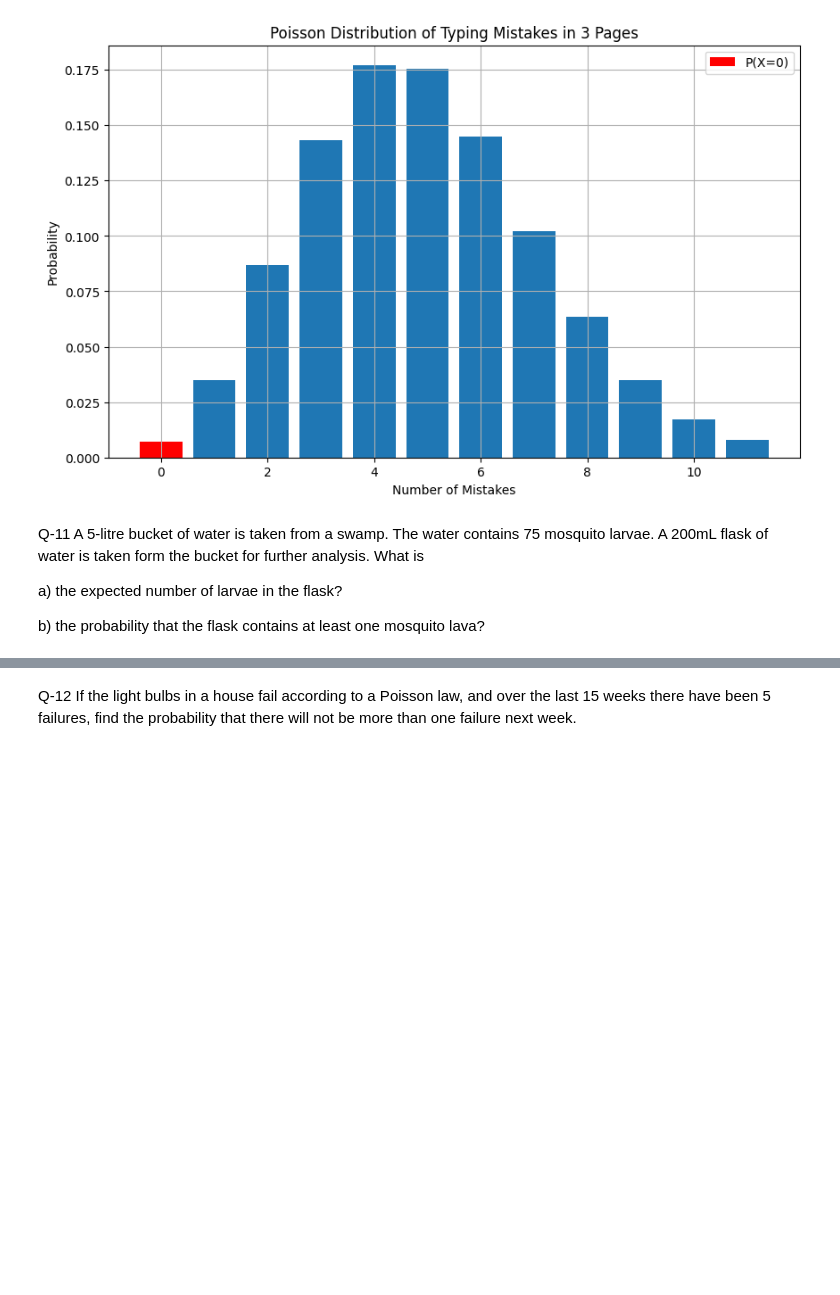
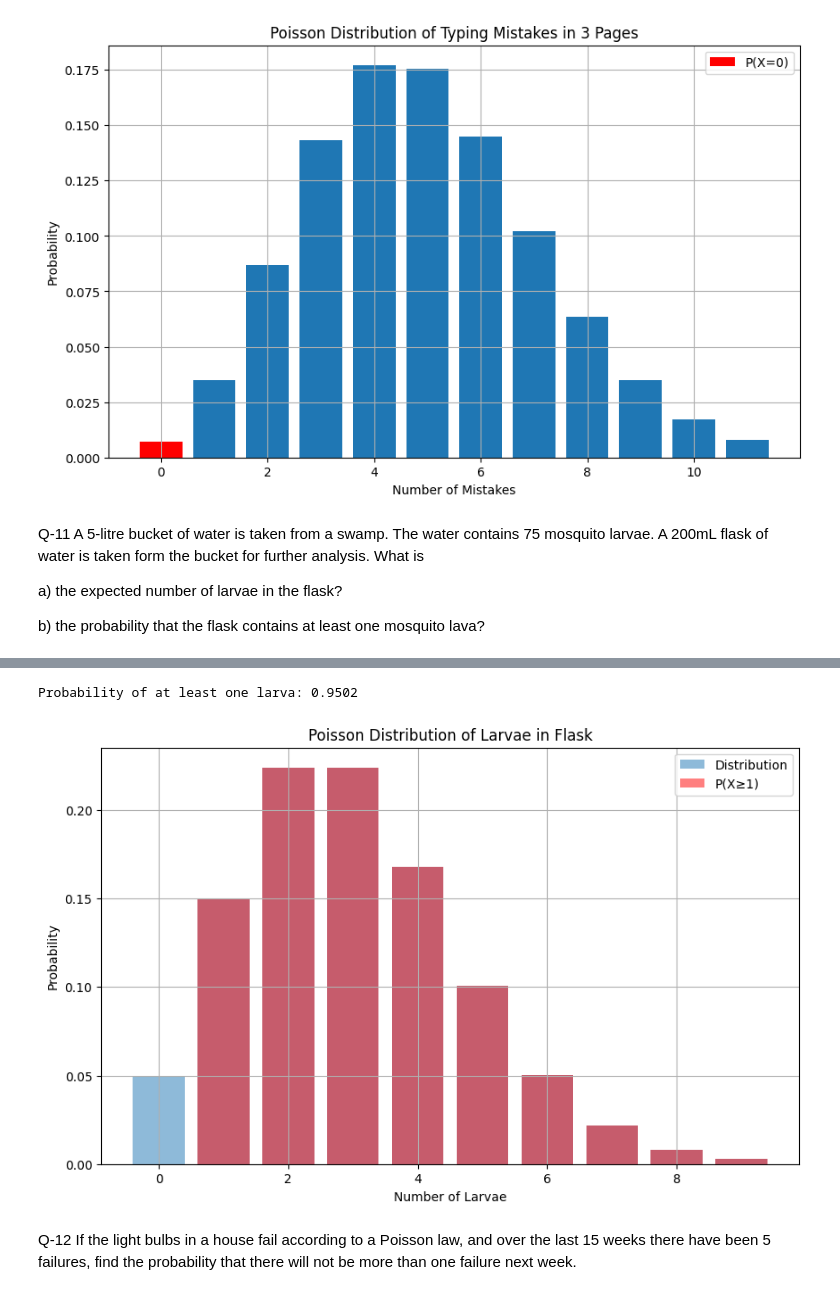
Before and after one commit to Moavia-Hassan/MS-Data-Science, a Jupyter notebook: Assignment_3_MoaviaHassan_24_MS_DS_09.ipynb, the cells around one changed output, grey strips where cells are left out. Saved outputs shown, nothing was run; the diff lists cells and outputs as text; code cells hidden in the pictures; blank space fills up the shorter version.

```diff
--- a/Assignment_3_MoaviaHassan_24_MS_DS_09.ipynb
+++ b/Assignment_3_MoaviaHassan_24_MS_DS_09.ipynb
@@ -1610,3 +1652,31 @@ b) the probability that the flask contains at least one mosquito lava?
+# %%
+from scipy.stats import poisson
+import numpy as np
+import matplotlib.pyplot as plt
+
+# Parameters
+lambda_param = 3
+
+# Calculate P(X ≥ 1)
+prob = 1 - poisson.pmf(0, lambda_param)
+print(f"Probability of at least one larva: {prob:.4f}")  # 0.9502 or 95.02%
+
+# Visualization
+plt.figure(figsize=(10, 6))
+x = np.arange(0, 10)
+pmf = poisson.pmf(x, lambda_param)
+
+plt.bar(x, pmf, alpha=0.5, label='Distribution')
+plt.bar(x[1:], pmf[1:], color='red', alpha=0.5, label='P(X≥1)')
+plt.title('Poisson Distribution of Larvae in Flask')
+plt.xlabel('Number of Larvae')
+plt.ylabel('Probability')
+plt.legend()
+plt.grid(True)
+plt.show()
+# %% [output]
+Probability of at least one larva: 0.9502
+[figure, added]
 # %% [markdown]
 Q-12 If the light bulbs in a house fail according to a Poisson law, and over the last
 15 weeks there have been 5 failures, find the probability that there will not be
```
Also changed, not shown: parts of 1 cell of this notebook.
